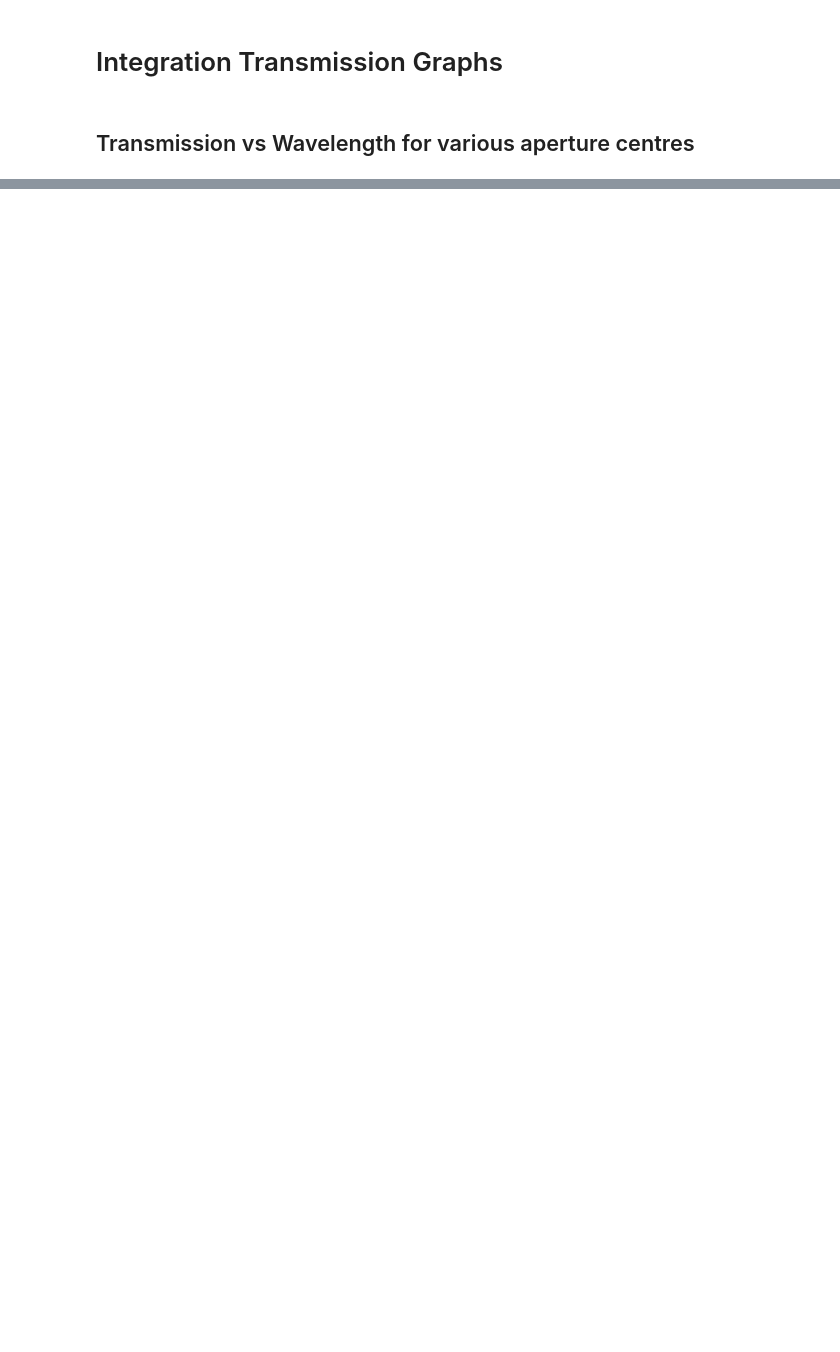
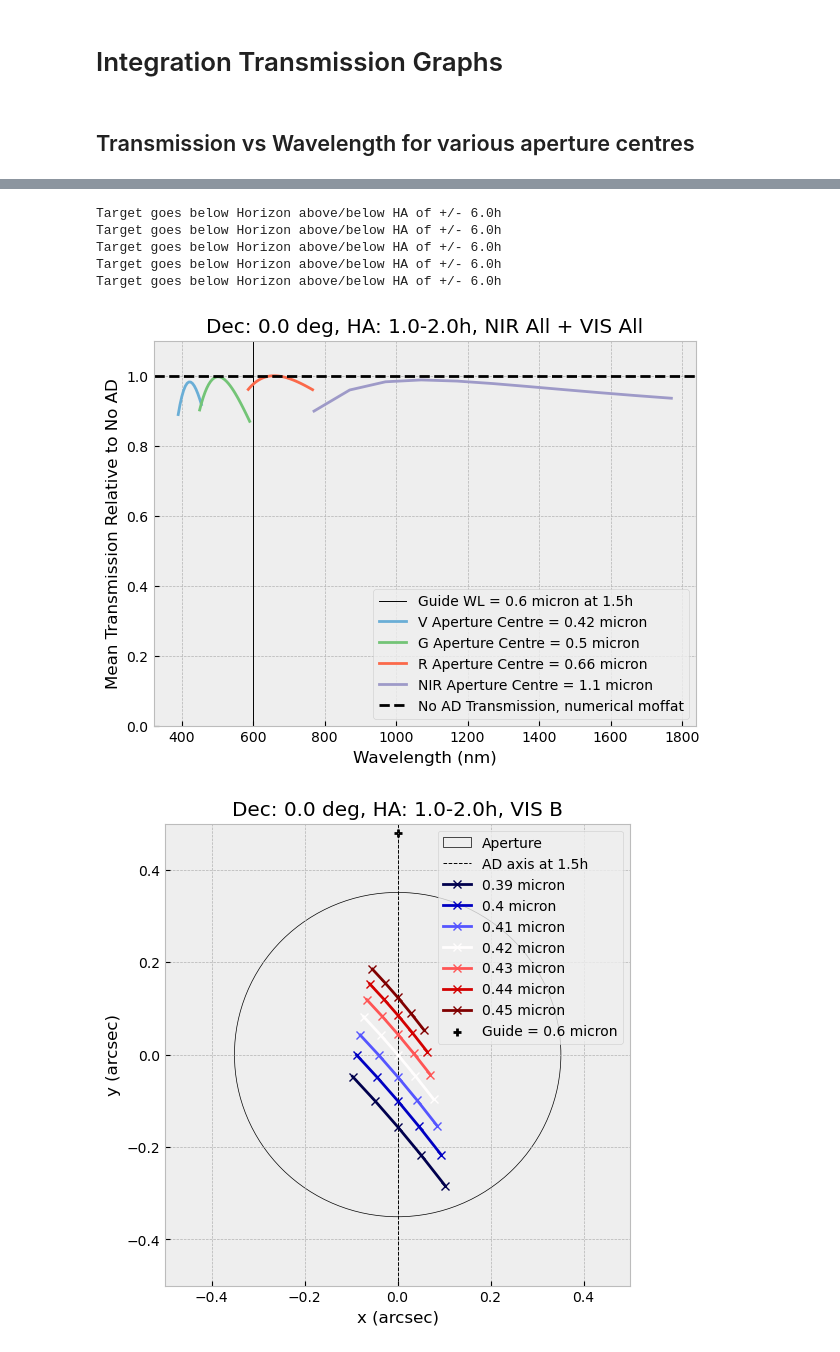
Before and after one commit to JamianStephan/MOSAIC-AD-Analysis, a Jupyter notebook: Main-Version/Integration Graphs.ipynb, the cells around one changed output, grey strips where cells are left out. Saved outputs shown, nothing was run; the diff lists cells and outputs as text; code cells hidden in the pictures; blank space fills up the shorter version.

```diff
--- a/Main-Version/Integration Graphs.ipynb
+++ b/Main-Version/Integration Graphs.ipynb
@@ -381,32 +316,39 @@ aperture_B=[.42]*u.micron
 aperture_V=[.50]*u.micron
 aperture_R=[.66]*u.micron
 aperture_NIR=[1.1]*u.micron
 guide=.6*u.micron
 
 analysis.load_airmasses(HA_range=HA_range,targ_dec=targ_dec)
-plot_integ_trans_parallel(analysis,aperture_B,aperture_V,aperture_R,aperture_NIR,guide,method="numerical moffat",aperture="hexagons",sample_val=[5*u.nm,100*u.nm],centring=centring,VIS_diameter=0.72*u.arcsec)
-plt.title("HA: {}-{}h, Dec = {}, Guide = {}, Centre at {}".format(analysis.input['HA_range'][0],analysis.input['HA_range'][-1],analysis.input['targ_dec'],guide,analysis.input['centred_on']))
+plot_parallel_integ_all(analysis,aperture_B,aperture_V,aperture_R,aperture_NIR,guide,method="numerical moffat",aperture="hexagons",sample_val=[5*u.nm,100*u.nm],centring=centring,VIS_diameter=0.72*u.arcsec)
 
 analysis=AD_analysis()
 analysis.load_band('LR','VIS','B','B',sampling=10*u.nm)
 analysis.load_airmasses(HA_range=np.linspace(1,2,5),targ_dec=targ_dec)
 analysis.calculate_shifts(guide,aperture_B[0],centring=centring)
 int_analysis.track_plot(analysis,y_axis="centring")
 
 analysis=AD_analysis()
 analysis.load_band('LR','VIS','V','V',sampling=20*u.nm)
 analysis.load_airmasses(HA_range=np.linspace(1,2,5),targ_dec=targ_dec)
 analysis.calculate_shifts(guide,aperture_V[0],centring=centring)
 int_analysis.track_plot(analysis,y_axis="centring")
 
 analysis=AD_analysis()
 analysis.load_band('LR','VIS','R','R',sampling=30*u.nm)
 analysis.load_airmasses(HA_range=np.linspace(1,2,5),targ_dec=targ_dec)
 analysis.calculate_shifts(guide,aperture_R[0],centring=centring)
 int_analysis.track_plot(analysis,y_axis="centring")
 
 analysis=AD_analysis()
 analysis.load_band('LR','NIR','IY','H',sampling=200*u.nm)
 analysis.load_airmasses(HA_range=np.linspace(1,2,5),targ_dec=targ_dec)
 analysis.calculate_shifts(guide,aperture_NIR[0],centring=centring)
 int_analysis.track_plot(analysis,y_axis="centring")
+# %% [output]
+Target goes below Horizon above/below HA of +/- 6.0h
+Target goes below Horizon above/below HA of +/- 6.0h
+Target goes below Horizon above/below HA of +/- 6.0h
+Target goes below Horizon above/below HA of +/- 6.0h
+Target goes below Horizon above/below HA of +/- 6.0h
+[figure, added]
+[figure, added]
```
Also changed, not shown: parts of 15 cells of this notebook, 8 other files.
